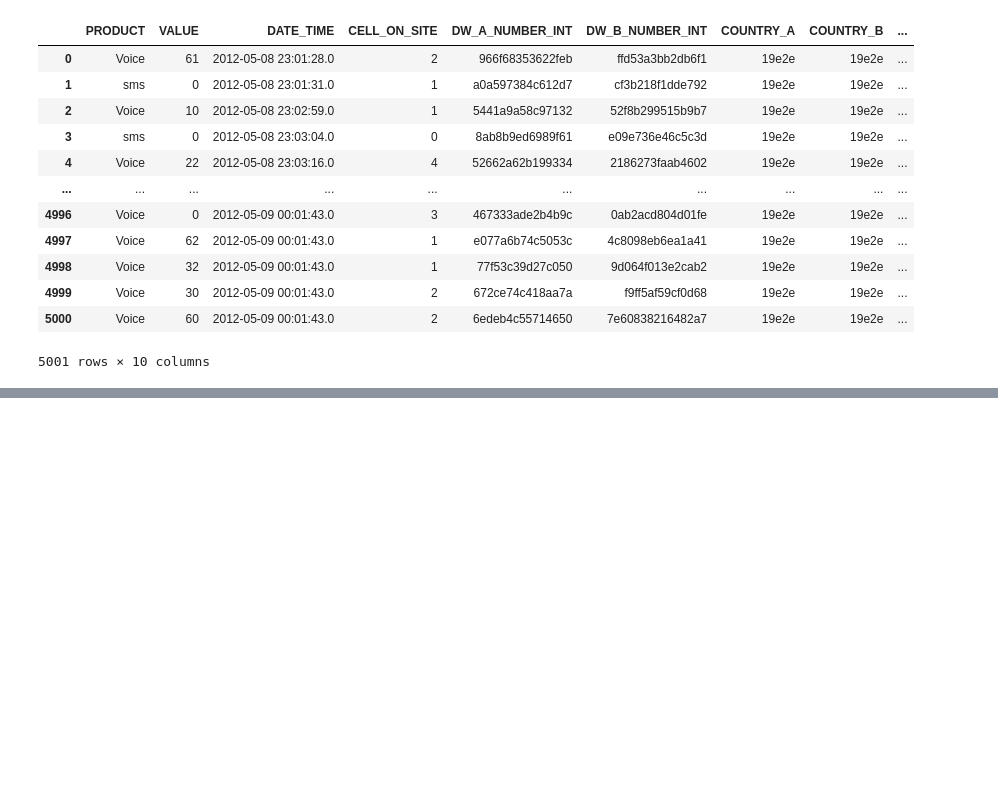
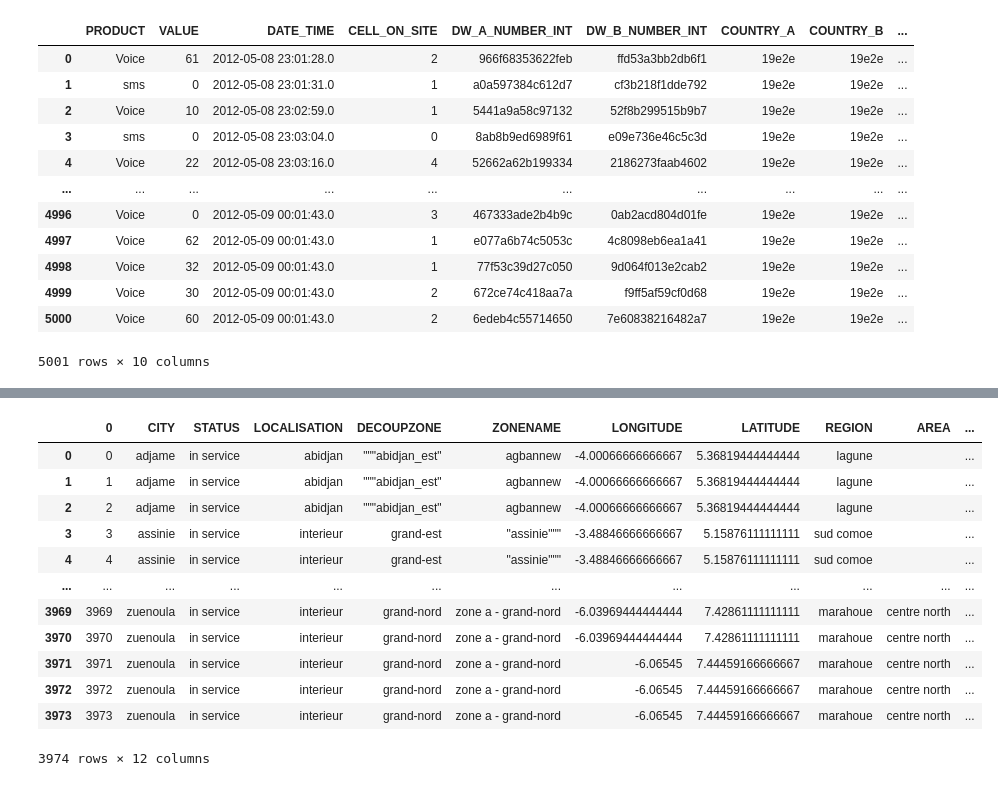
Before and after one commit to cnyakundi/week_3_ip, a Jupyter notebook: Moringa_Data_Science_Prep_W3_Independent_Project_2021_08_Cyprian_A_Nyakundi_Python.ipynb, the cells around one changed output, grey strips where cells are left out. Drawn from its saved outputs; the diff is of its cells as text; code cells hidden in the pictures; blank space fills up the shorter version.

Commit message:
Now we rename the colums as per the description given in the assignment

```diff
--- a/Moringa_Data_Science_Prep_W3_Independent_Project_2021_08_Cyprian_A_Nyakundi_Python.ipynb
+++ b/Moringa_Data_Science_Prep_W3_Independent_Project_2021_08_Cyprian_A_Nyakundi_Python.ipynb
@@ -116,0 +118,20 @@ dfcells_geo_1
+# %%
+#Now we rename the colums as per the description given in the assignment
+
+dfcells_geo_2= dfcells_geo_1.rename(columns = {1:'CITY',2:'STATUS', 3:'LOCALISATION', 4:'DECOUPZONE', 5:'ZONENAME', 6:'LONGITUDE', 7:'LATITUDE', 8:'REGION', 9:'AREA', 10:'CELL_ID', 11:'SITE_CODE'})
+
+dfcells_geo_2
+# %% [output]
+|  | 0 | CITY | STATUS | LOCALISATION | DECOUPZONE | ZONENAME | LONGITUDE | LATITUDE | REGION | AREA | ... |
+| 0 | 0 | adjame | in service | abidjan | """abidjan_est" | agbannew | -4.00066666666667 | 5.36819444444444 | lagune |  | ... |
+| 1 | 1 | adjame | in service | abidjan | """abidjan_est" | agbannew | -4.00066666666667 | 5.36819444444444 | lagune |  | ... |
+| 2 | 2 | adjame | in service | abidjan | """abidjan_est" | agbannew | -4.00066666666667 | 5.36819444444444 | lagune |  | ... |
+| 3 | 3 | assinie | in service | interieur | grand-est | "assinie""" | -3.48846666666667 | 5.15876111111111 | sud comoe |  | ... |
+| 4 | 4 | assinie | in service | interieur | grand-est | "assinie""" | -3.48846666666667 | 5.15876111111111 | sud comoe |  | ... |
+| ... | ... | ... | ... | ... | ... | ... | ... | ... | ... | ... | ... |
+| 3969 | 3969 | zuenoula | in service | interieur | grand-nord | zone a - grand-nord | -6.03969444444444 | 7.42861111111111 | marahoue | centre north | ... |
+| 3970 | 3970 | zuenoula | in service | interieur | grand-nord | zone a - grand-nord | -6.03969444444444 | 7.42861111111111 | marahoue | centre north | ... |
+| 3971 | 3971 | zuenoula | in service | interieur | grand-nord | zone a - grand-nord | -6.06545 | 7.44459166666667 | marahoue | centre north | ... |
+| 3972 | 3972 | zuenoula | in service | interieur | grand-nord | zone a - grand-nord | -6.06545 | 7.44459166666667 | marahoue | centre north | ... |
+| 3973 | 3973 | zuenoula | in service | interieur | grand-nord | zone a - grand-nord | -6.06545 | 7.44459166666667 | marahoue | centre north | ... |
+3974 rows × 12 columns
```
Also changed, not shown: parts of 2 cells of this notebook.
